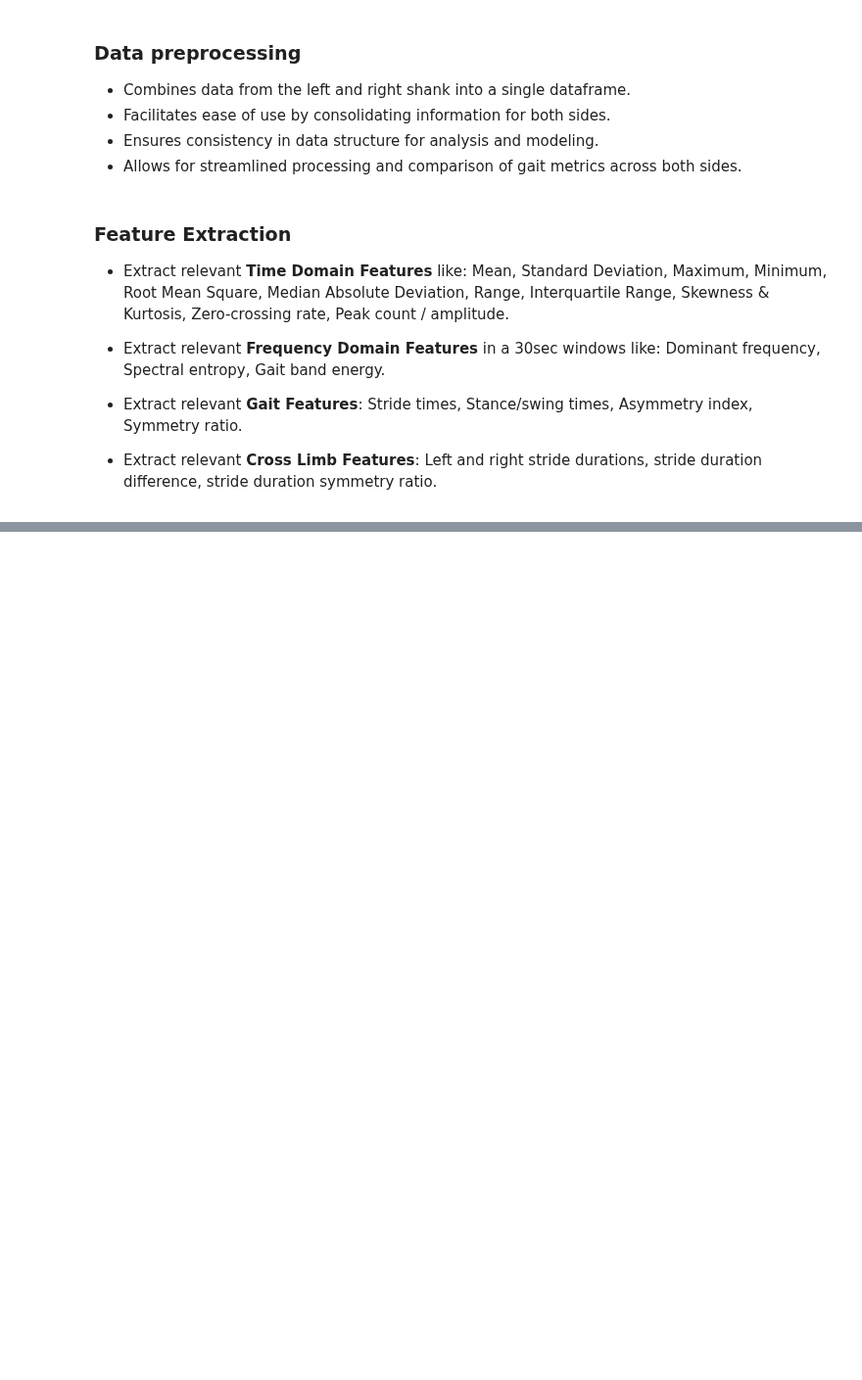
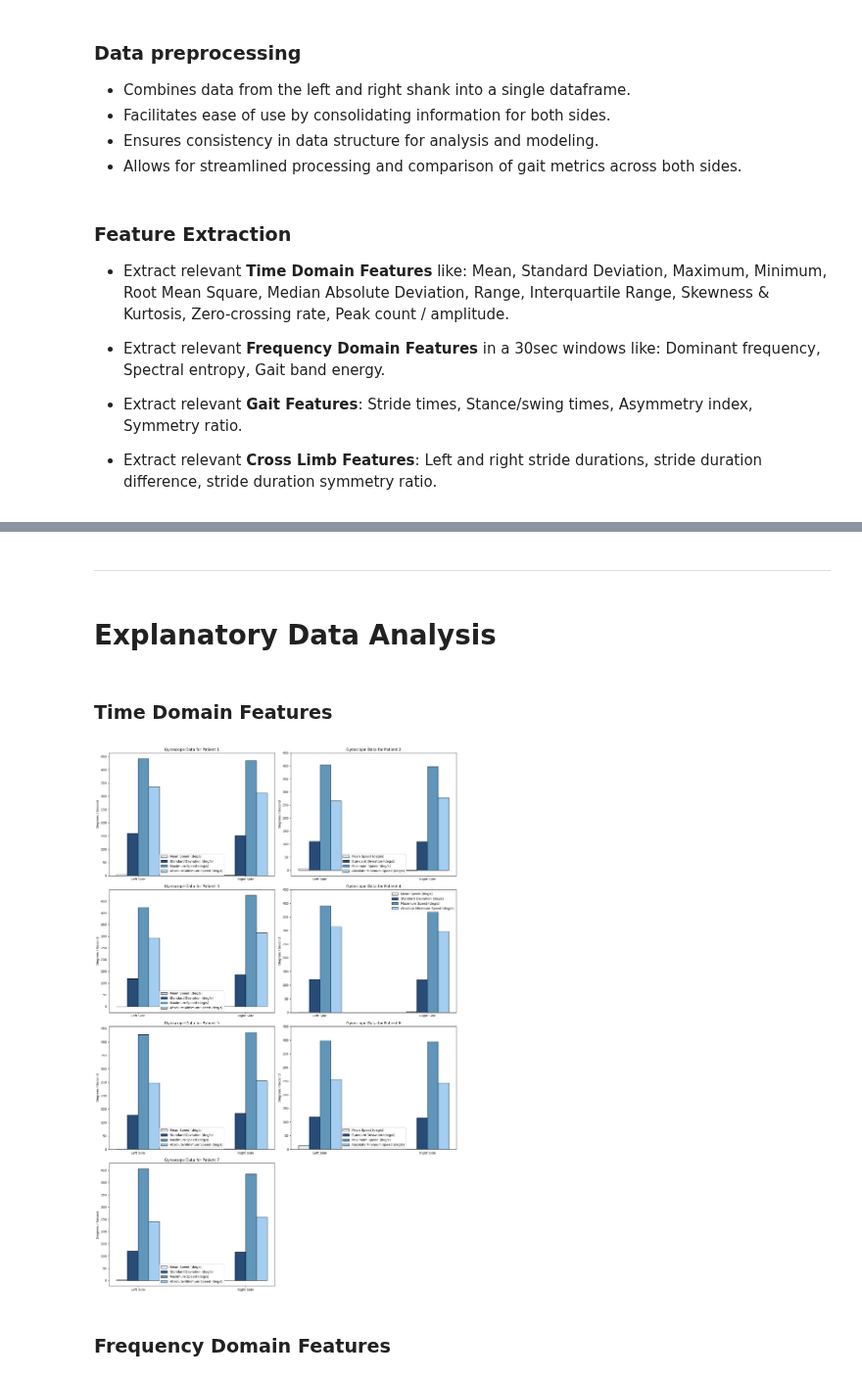
Before and after one commit to StamatisOrfanos/GaitRehab, a Jupyter notebook: healty_subject_analysis.ipynb, the cells around one changed output, grey strips where cells are left out. Shown at 98% size. Cells and saved outputs as stored; diff of their text form; code cells hidden in the pictures; blank space fills up the shorter version.

```diff
--- a/healty_subject_analysis.ipynb
+++ b/healty_subject_analysis.ipynb
@@ -58,0 +73,69 @@ for patient_folder in os.listdir(base_dir):
+# %% [markdown]
+---
+# %% [markdown]
+# Explanatory Data Analysis
+# %% [markdown]
+### Time Domain Features
+# %%
+# Load the Time Domain Features Metrics CSV files
+time_domain_features_paths = [os.path.join(base_dir, patient_folder, 'time_domain_metrics_gyroscope.csv') for patient_folder in os.listdir(base_dir)]
+time_domain_features_paths = [path for path in time_domain_features_paths if path.__contains__('.DS_Store') == False]
+
+
+# Calculate number of rows needed (2 plots per row)
+n_patients = len(time_domain_features_paths)
+n_cols = 2
+n_rows = math.ceil(n_patients / n_cols)
+
+# Create the overall figure
+fig, axes = plt.subplots(n_rows, n_cols, figsize=(16, n_rows * 6))
+axes = axes.flatten()  # Flatten in case it's 2D array
+
+for idx, path in enumerate(time_domain_features_paths):
+    data = pd.read_csv(path)
+
+    left_mean = data['left-z-axis-(deg/s)-mean']
+    left_std = data['left-z-axis-(deg/s)-std']
+    left_max = data['left-z-axis-(deg/s)-max']
+    left_min = abs(data['left-z-axis-(deg/s)-min'])
+
+    right_mean = data['right-z-axis-(deg/s)-mean']
+    right_std = data['right-z-axis-(deg/s)-std']
+    right_max = data['right-z-axis-(deg/s)-max']
+    right_min = abs(data['right-z-axis-(deg/s)-min'])
+
+    mean = [left_mean.iloc[0], right_mean.iloc[0]]
+    std = [left_std.iloc[0], right_std.iloc[0]]
+    max_ = [left_max.iloc[0], right_max.iloc[0]]
+    min_ = [left_min.iloc[0], right_min.iloc[0]]
+
+    barWidth = 0.1
+    r1 = np.arange(len(mean))
+    r2 = [x + barWidth for x in r1]
+    r3 = [x + barWidth for x in r2]
+    r4 = [x + barWidth for x in r3]
+
+    ax = axes[idx]  # Select the subplot axis
+
+    ax.bar(r1, mean, width=barWidth, color='#e7ecef', edgecolor='black', capsize=7, label='Mean Speed (deg/s)')
+    ax.bar(r2, std, width=barWidth, color='#274c77', edgecolor='black', capsize=7, label='Standard Deviation (deg/s)')
+    ax.bar(r3, max_, width=barWidth, color='#6096ba', edgecolor='black', capsize=7, label='Maximum Speed (deg/s)')
+    ax.bar(r4, min_, width=barWidth, color='#a3cef1', edgecolor='black', capsize=7, label='Absolute Minimum Speed (deg/s)')
+
+    ax.set_xticks([r + 1.5*barWidth for r in range(len(mean))])
+    ax.set_xticklabels(['Left Side', 'Right Side'])
+    ax.set_yticks(np.arange(0, 500, 50))
+    ax.set_ylabel('Degrees / Second')
+    ax.set_title(f'Gyroscope Data for Patient {idx + 1}')
+    ax.legend()
+
+# Hide the empty subplot if the number is odd
+if n_patients % 2 != 0:
+    fig.delaxes(axes[-1])
+
+plt.tight_layout()
+plt.show()
+# %% [output]
+[figure, added]
+# %% [markdown]
+### Frequency Domain Features
```
Also changed, not shown: parts of 4 cells of this notebook.
